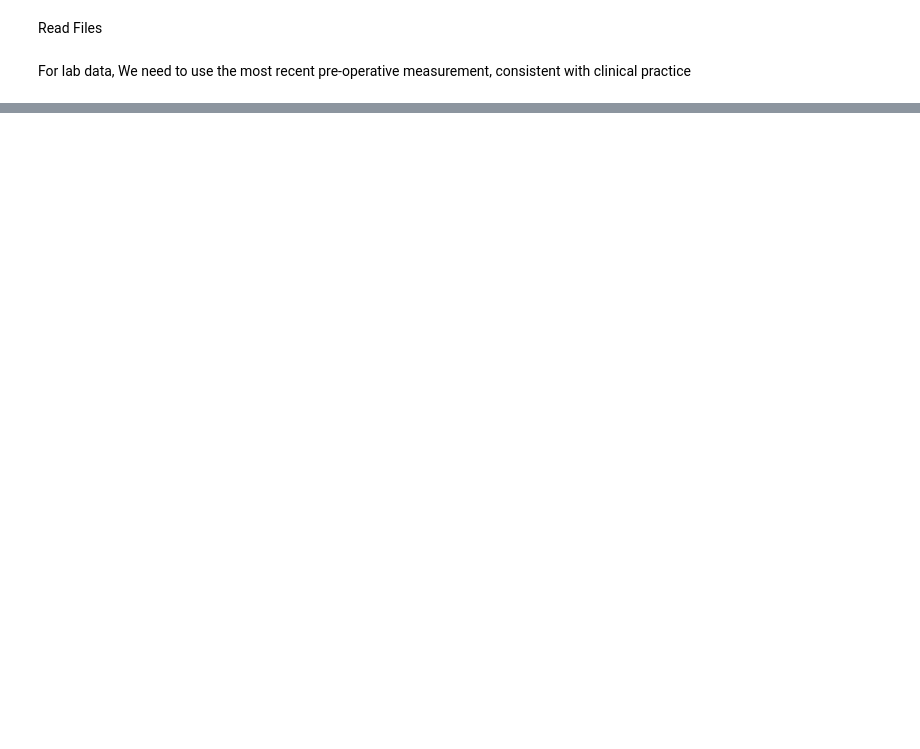
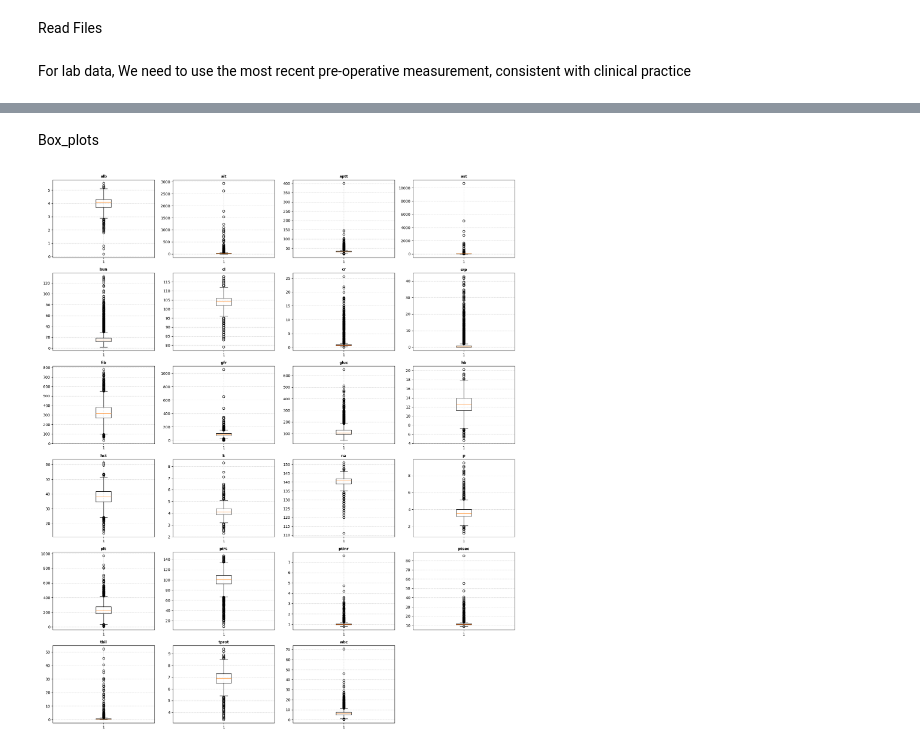
Before and after one commit to May-hk/lab-test-prediction, a Jupyter notebook: data_processing.ipynb, the cells around one changed output, grey strips where cells are left out. Saved outputs shown, nothing was run; the diff lists cells and outputs as text; code cells hidden in the pictures; blank space fills up the shorter version.

```diff
--- a/data_processing.ipynb
+++ b/data_processing.ipynb
@@ -28,0 +35,3 @@ preop_last.to_excel("preop_lab_values.xlsx", index=False)
+# %%
+lab_data = lab_data.iloc[:-1, :-1]
+lab_data.iloc[0:10]
@@ -28,0 +53,5 @@ preop_last.to_excel("preop_lab_values.xlsx", index=False)
+# %%
+missing_rate = lab_data.isna().mean()
+lab_data = lab_data.loc[:, missing_rate < 0.75]
+lab_data = lab_data.rename(columns={"Unnamed: 0": "caseid"})
+lab_data
@@ -28,0 +72,34 @@ preop_last.to_excel("preop_lab_values.xlsx", index=False)
+# %% [markdown]
+Box_plots
+# %%
+import math
+import matplotlib.pyplot as plt
+import pandas as pd
+
+
+columns_to_check = []
+for col in lab_data.columns:
+    if "Unnamed" not in str(col):
+        clean_data = pd.to_numeric(lab_data[col], errors="coerce").dropna()
+        if not clean_data.empty:
+            columns_to_check.append(col)
+
+#Calculate total rows needed for 6 per row
+num_plots = len(columns_to_check)
+num_rows = math.ceil(num_plots / 4)
+
+plt.figure(figsize=(18, 3.5 * num_rows))
+
+
+for i, col in enumerate(columns_to_check, start=1):
+    clean_data = pd.to_numeric(lab_data[col], errors="coerce").dropna()
+
+    plt.subplot(num_rows, 4, i)  # (rows, columns, plot number)
+    plt.boxplot(clean_data)
+    plt.title(col, fontsize=10, fontweight="bold")
+    plt.grid(True, linestyle="--", alpha=0.5)
+
+plt.tight_layout()
+plt.show()
+# %% [output]
+[figure, added]
```
Also changed, not shown: parts of 18 cells of this notebook, 3 other files.
